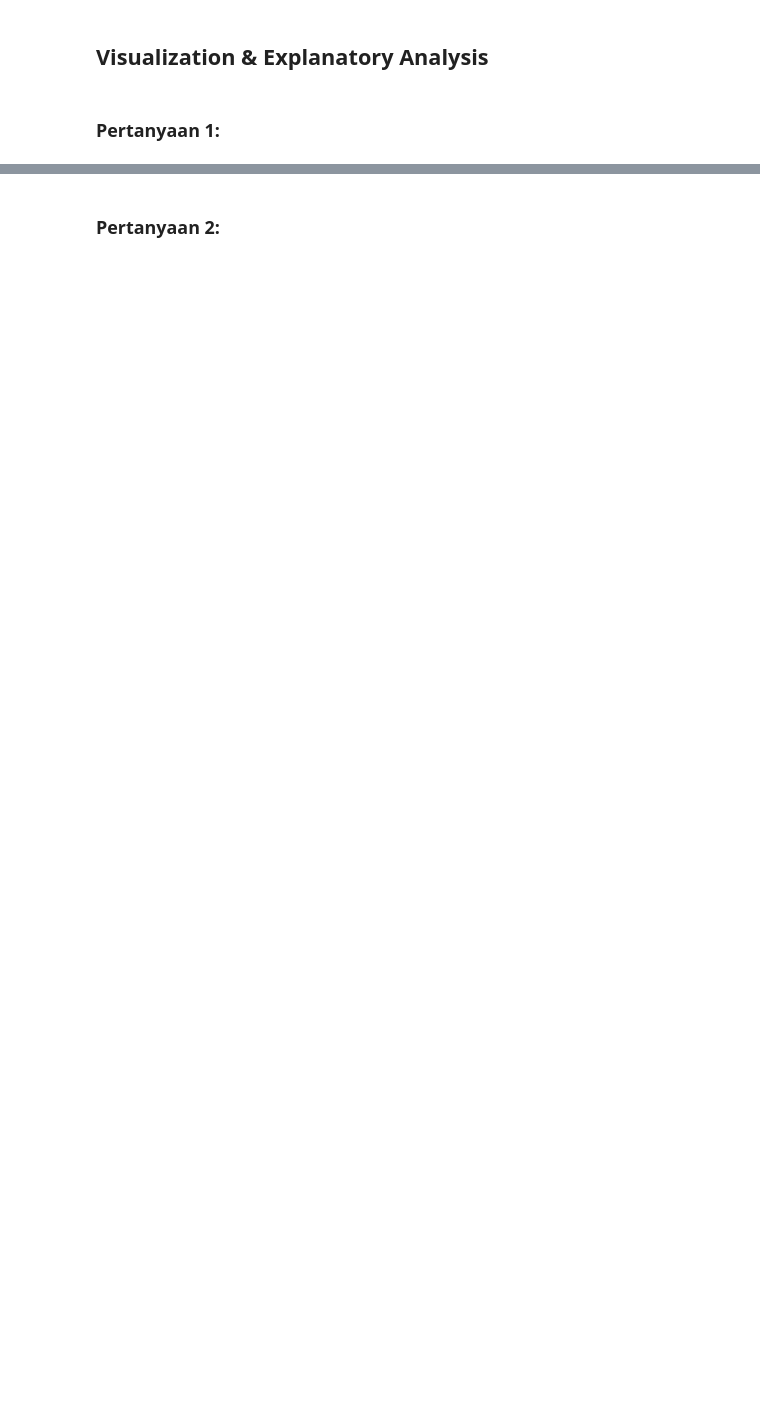
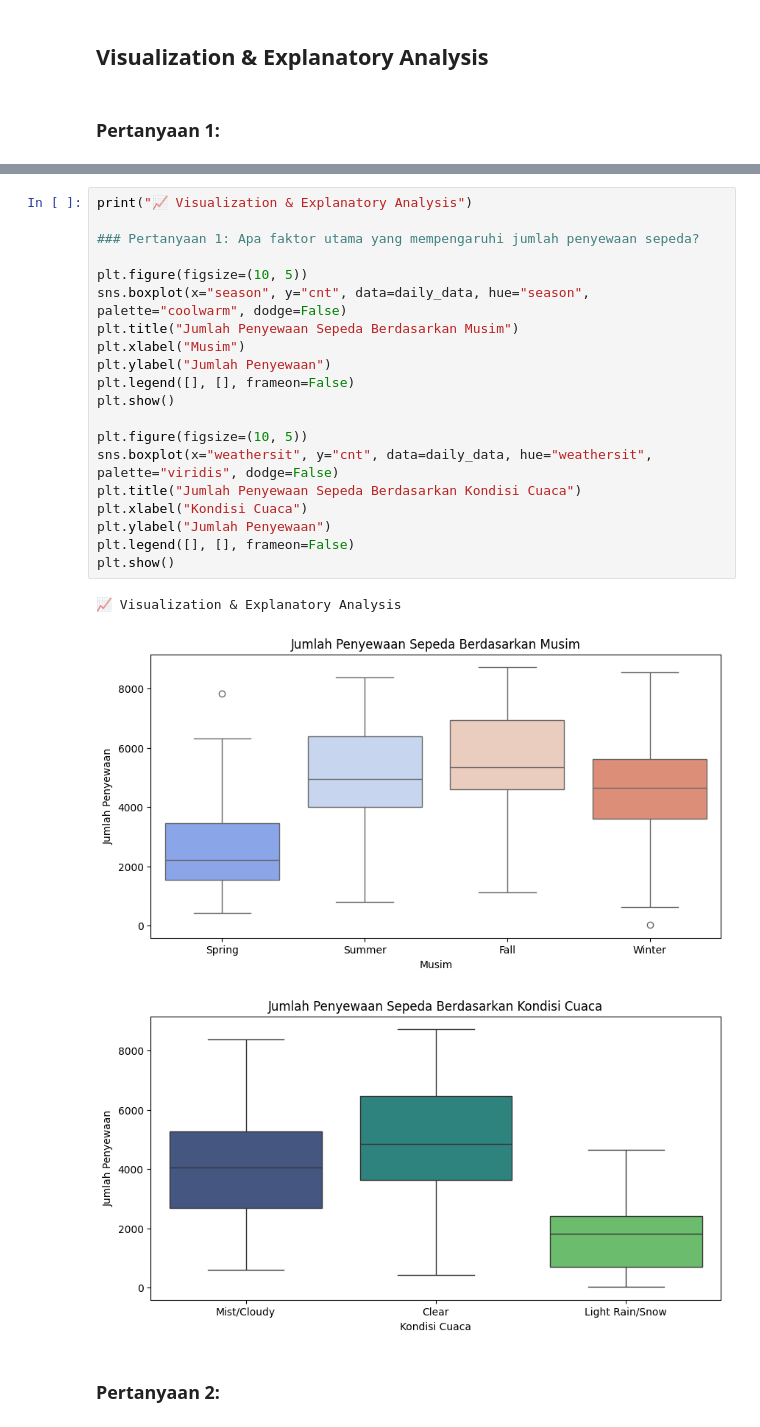
Before and after one commit to Eva-Yuliana/Bike-Sharing, a Jupyter notebook: notebook.ipynb, the cells around one changed output, grey strips where cells are left out. Saved outputs shown, nothing was run; the diff lists cells and outputs as text; blank space fills up the shorter version.

```diff
--- a/notebook.ipynb
+++ b/notebook.ipynb
@@ -164,2 +121,26 @@ plt.show()
+# %%
+print("📈 Visualization & Explanatory Analysis")
+
+### Pertanyaan 1: Apa faktor utama yang mempengaruhi jumlah penyewaan sepeda?
+
+plt.figure(figsize=(10, 5))
+sns.boxplot(x="season", y="cnt", data=daily_data, hue="season", palette="coolwarm", dodge=False)
+plt.title("Jumlah Penyewaan Sepeda Berdasarkan Musim")
+plt.xlabel("Musim")
+plt.ylabel("Jumlah Penyewaan")
+plt.legend([], [], frameon=False)
+plt.show()
+
+plt.figure(figsize=(10, 5))
+sns.boxplot(x="weathersit", y="cnt", data=daily_data, hue="weathersit", palette="viridis", dodge=False)
+plt.title("Jumlah Penyewaan Sepeda Berdasarkan Kondisi Cuaca")
+plt.xlabel("Kondisi Cuaca")
+plt.ylabel("Jumlah Penyewaan")
+plt.legend([], [], frameon=False)
+plt.show()
+# %% [output]
+📈 Visualization & Explanatory Analysis
+[figure, added]
+[figure, added]
 # %% [markdown]
 ### Pertanyaan 2:
```
Also changed, not shown: parts of 26 cells of this notebook.
